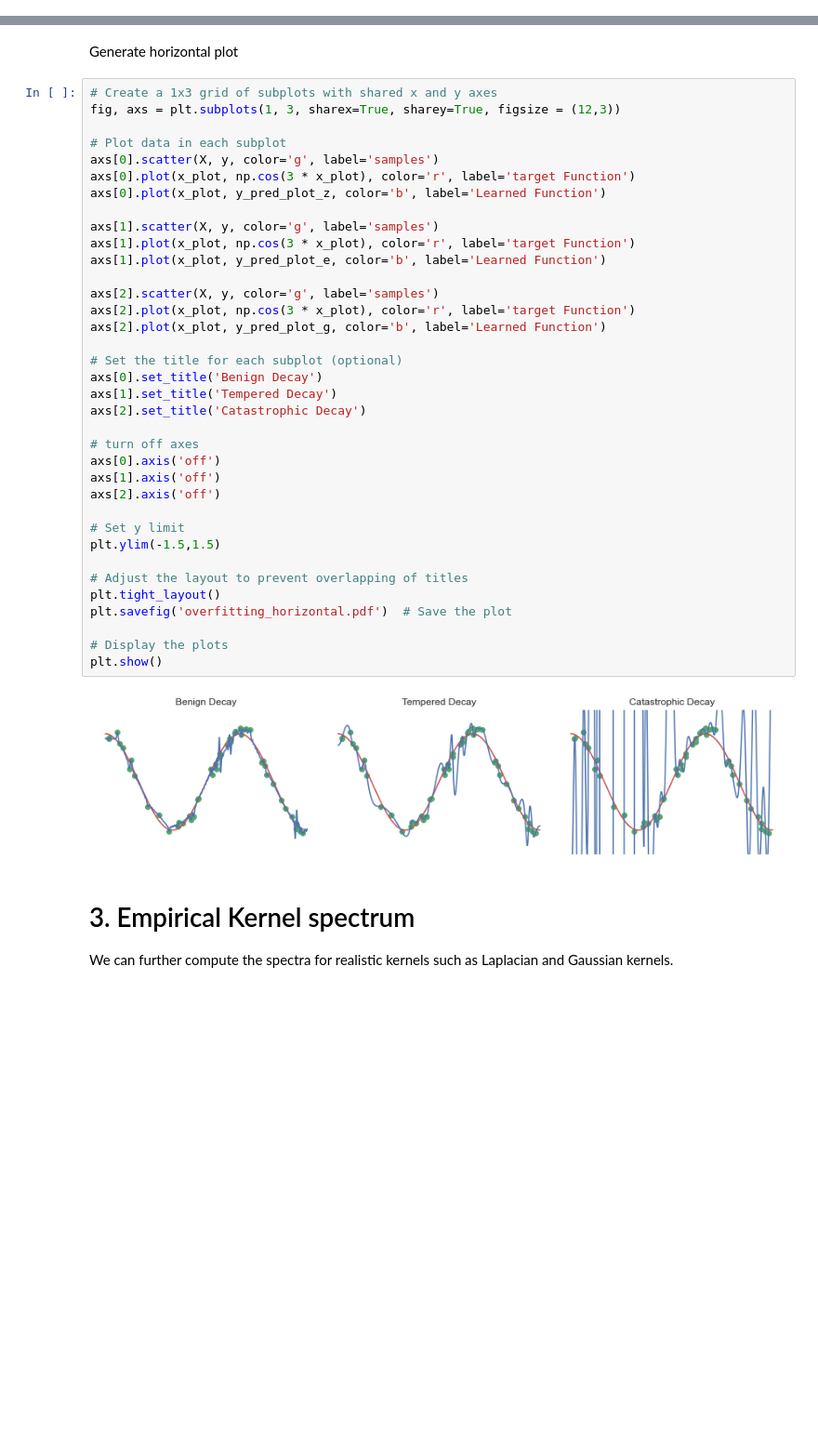
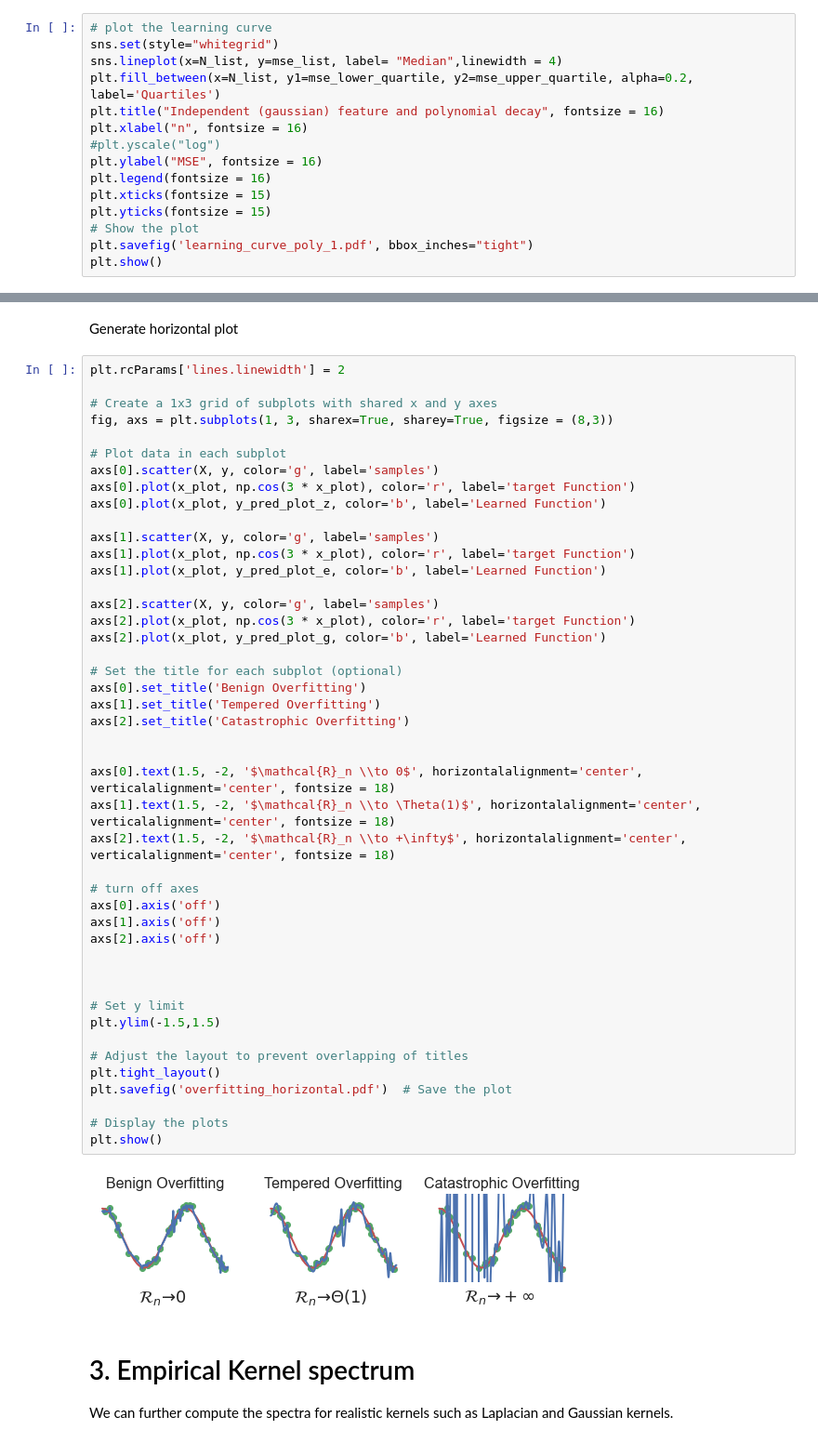
Before and after one commit to tscheng516/gaussian_RF, a Jupyter notebook: experiment.ipynb, the cells around one changed output, grey strips where cells are left out. Shown at 93% size. Cells and saved outputs as stored; diff of their text form; blank space fills up the shorter version.

```diff
--- a/experiment.ipynb
+++ b/experiment.ipynb
@@ -161,0 +162,15 @@ plt.show()
+# %%
+# plot the learning curve
+sns.set(style="whitegrid")
+sns.lineplot(x=N_list, y=mse_list, label= "Median",linewidth = 4)
+plt.fill_between(x=N_list, y1=mse_lower_quartile, y2=mse_upper_quartile, alpha=0.2, label='Quartiles')
+plt.title("Independent (gaussian) feature and polynomial decay", fontsize = 16)
+plt.xlabel("n", fontsize = 16)
+#plt.yscale("log")
+plt.ylabel("MSE", fontsize = 16)
+plt.legend(fontsize = 16)
+plt.xticks(fontsize = 15)
+plt.yticks(fontsize = 15)
+# Show the plot
+plt.savefig('learning_curve_poly_1.pdf', bbox_inches="tight")
+plt.show()
@@ -411,43 +428,52 @@ plt.show()
 # %% [markdown]
 Generate horizontal plot
 # %%
+plt.rcParams['lines.linewidth'] = 2
+
 # Create a 1x3 grid of subplots with shared x and y axes
-fig, axs = plt.subplots(1, 3, sharex=True, sharey=True, figsize = (12,3))
+fig, axs = plt.subplots(1, 3, sharex=True, sharey=True, figsize = (8,3))
 
 # Plot data in each subplot
 axs[0].scatter(X, y, color='g', label='samples')
 axs[0].plot(x_plot, np.cos(3 * x_plot), color='r', label='target Function')
 axs[0].plot(x_plot, y_pred_plot_z, color='b', label='Learned Function')
 
 axs[1].scatter(X, y, color='g', label='samples')
 axs[1].plot(x_plot, np.cos(3 * x_plot), color='r', label='target Function')
 axs[1].plot(x_plot, y_pred_plot_e, color='b', label='Learned Function')
 
 axs[2].scatter(X, y, color='g', label='samples')
 axs[2].plot(x_plot, np.cos(3 * x_plot), color='r', label='target Function')
 axs[2].plot(x_plot, y_pred_plot_g, color='b', label='Learned Function')
 
 # Set the title for each subplot (optional)
-axs[0].set_title('Benign Decay')
-axs[1].set_title('Tempered Decay')
-axs[2].set_title('Catastrophic Decay')
+axs[0].set_title('Benign Overfitting')
+axs[1].set_title('Tempered Overfitting')
+axs[2].set_title('Catastrophic Overfitting')
+
+
+axs[0].text(1.5, -2, '$\mathcal{R}_n \\to 0$', horizontalalignment='center', verticalalignment='center', fontsize = 18)
+axs[1].text(1.5, -2, '$\mathcal{R}_n \\to \Theta(1)$', horizontalalignment='center', verticalalignment='center', fontsize = 18)
+axs[2].text(1.5, -2, '$\mathcal{R}_n \\to +\infty$', horizontalalignment='center', verticalalignment='center', fontsize = 18)
 
 # turn off axes
 axs[0].axis('off')
 axs[1].axis('off')
 axs[2].axis('off')
+
+
 
 # Set y limit
 plt.ylim(-1.5,1.5)
 
 # Adjust the layout to prevent overlapping of titles
 plt.tight_layout()
 plt.savefig('overfitting_horizontal.pdf')  # Save the plot
 
 # Display the plots
 plt.show()
 # %% [output]
-[figure, old version]
+[figure, new version]
 # %% [markdown]
 # 3. Empirical Kernel spectrum
 
```
Also changed, not shown: parts of 4 cells of this notebook, 30 other files.
